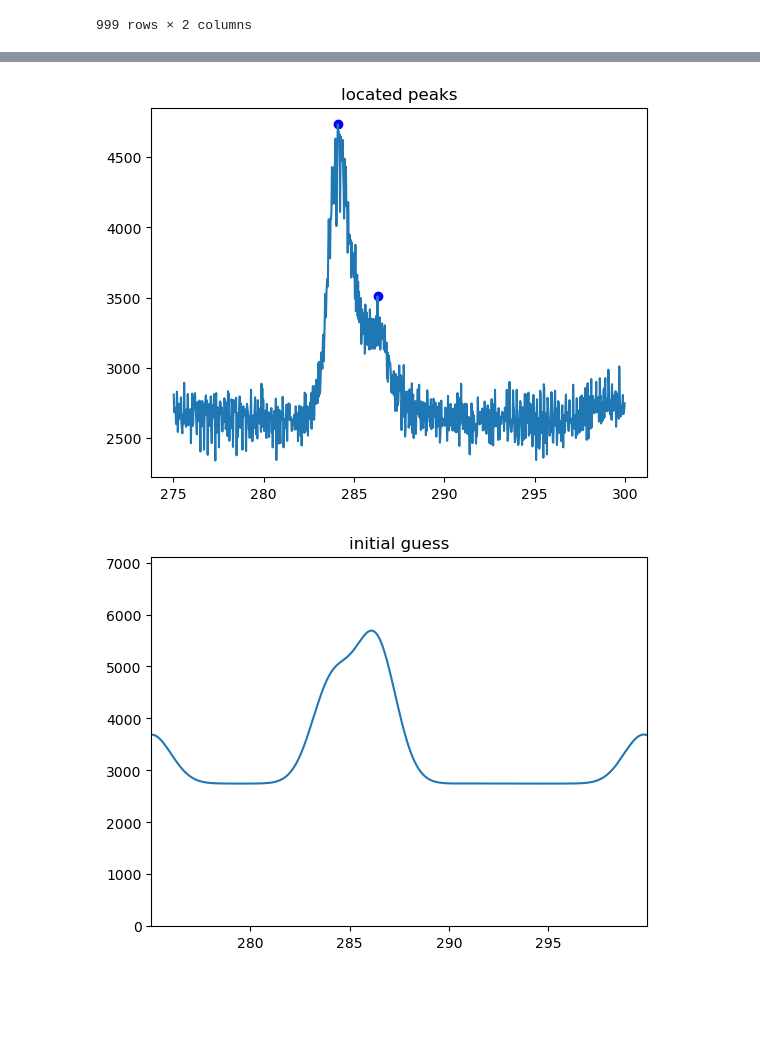
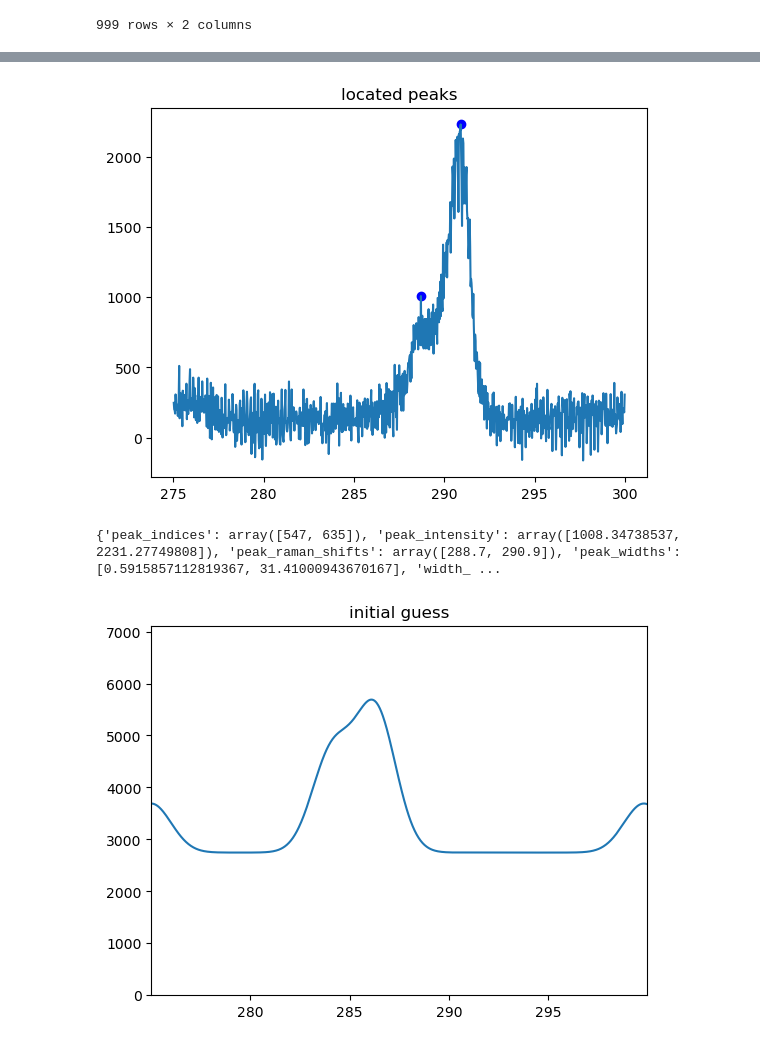
Before and after one commit to eridanirojas/2DTMD_ANML, a Jupyter notebook: raman_processing/XPStest.ipynb, the cells around one changed output, grey strips where cells are left out. Saved outputs shown, nothing was run; the diff lists cells and outputs as text; code cells hidden in the pictures; blank space fills up the shorter version.

```diff
--- a/raman_processing/XPStest.ipynb
+++ b/raman_processing/XPStest.ipynb
@@ -45,3 +46,5 @@ Reading Excel file...
 | 997 | 275.050 | 2683.3333 |
 | 998 | 275.025 | 2810.0000 |
 999 rows × 2 columns
+# %%
+x = np.array(sorted(x))
@@ -51,0 +75,2 @@ plot_xps(x,y)
+# %%
+y = np.array(pro.remove_baseline(x,y, 1))
@@ -52,7 +126,9 @@ plot_xps(x,y)
 # %%
-peaks = pks.identify_peaks(x, y, 3100, 50)
+peaks = pks.identify_peaks(x, y, 750, 50)
+print(peaks)
 # %% [output]
-[figure, old version]
+[figure, new version]
+{'peak_indices': array([547, 635]), 'peak_intensity': array([1008.34738537, 2231.27749808]), 'peak_raman_shifts': array([288.7, 290.9]), 'peak_widths': [0.5915857112819367, 31.41000943670167], 'width_ ...
 # %%
 gy, g_r2 = fit.raman_gfitter(x, y, peaks)
 # %% [output]
```
Also changed, not shown: parts of 9 cells of this notebook, 4 other files.
